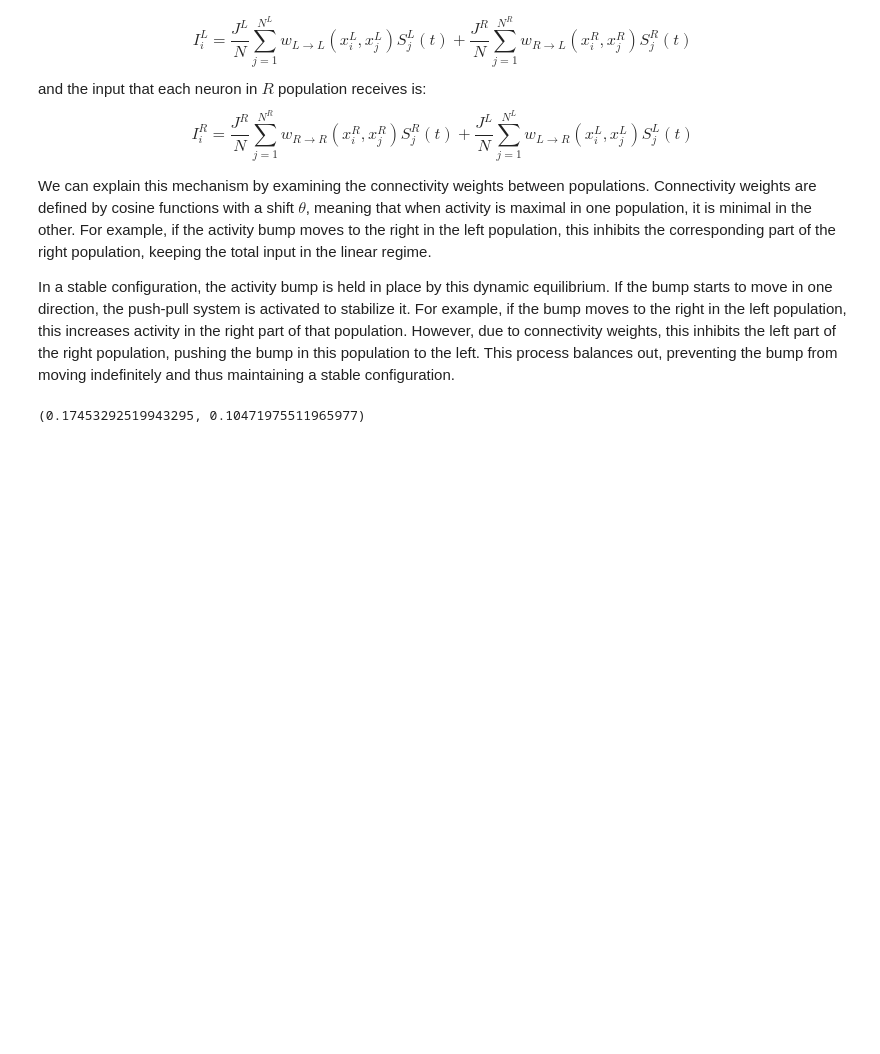
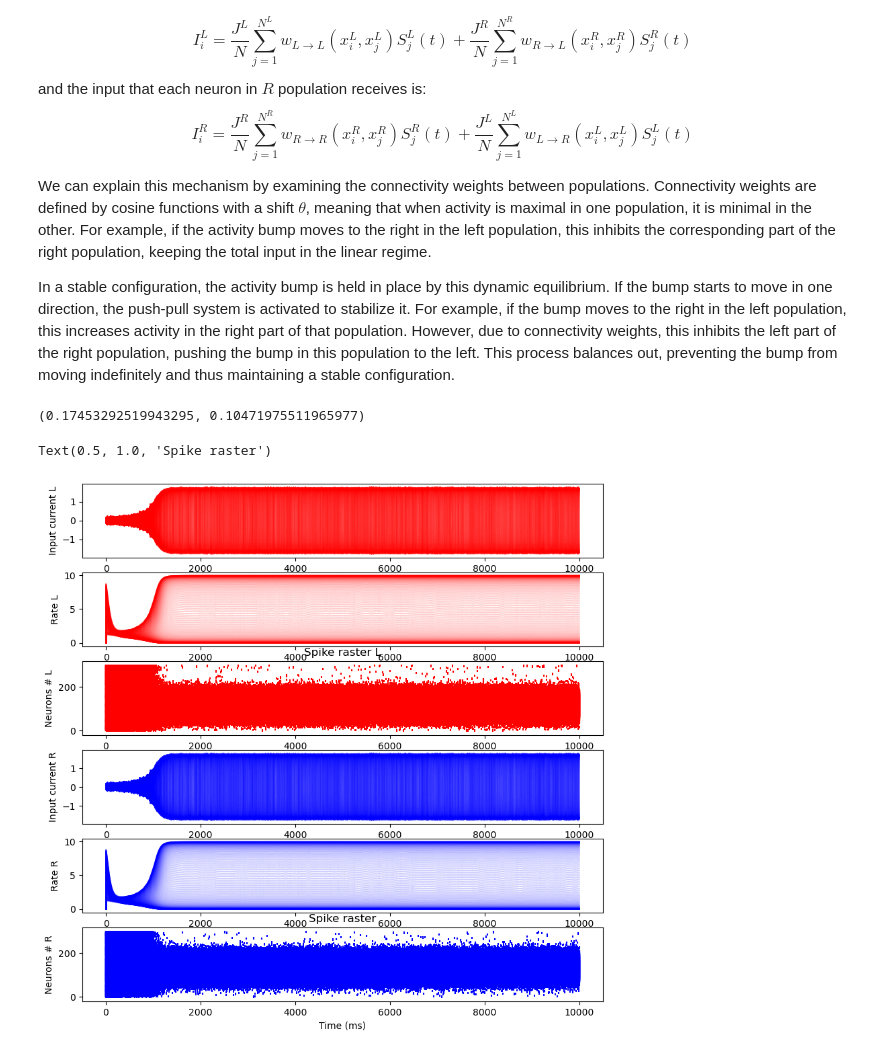
Before and after one commit to nosratullah/path_integration, a Jupyter notebook: attractors.ipynb, the cells around one changed output. Saved outputs shown, nothing was run; the diff lists cells and outputs as text; code cells hidden in the pictures; blank space fills up the shorter version.

```diff
--- a/attractors.ipynb
+++ b/attractors.ipynb
@@ -509,7 +509,8 @@ beta = .5 # mV
 # parameters for the left and right populations
 Xl = np.linspace(0, 2 * np.pi, N)
 Xr = np.linspace(0, 2 * np.pi, N)
-theta = 10 * np.pi / 180
+theta_l = 10 * np.pi / 180
+theta_r = 20 * np.pi / 180
 Il = np.zeros((N, int(T/dt)))
 Ir = np.zeros((N, int(T/dt)))
 hl = np.random.uniform(0, 1, (N, int(T/dt)))
@@ -522,57 +523,59 @@ m_cos_l = 0
 m_cos_r = 0
 m_sin_l = 0
 m_sin_r = 0
-Jl = 5
-Jr = 5
-# spikes = np.random.binomial(1, np.ones(N) * dt, (N, int(T/dt)))
-# h = np.random.normal(0, 1, (N, int(T/dt)))
+Jl = 3
+Jr = 3
+
+# simulation of both populations
 for t in range(1, int(T/dt)):
-    Il[:, t] = Jl * (np.cos(Xl+theta) * m_cos_l + np.sin(Xl+theta) * m_sin_l) #+ 0 * Jr * (np.cos(Xl+theta) * m_cos_r + np.sin(Xl+theta) * m_sin_r)
-    # Ir[:, t] = Jr * (np.cos(Xr-theta) * m_cos_r + np.sin(Xr-theta) * m_sin_r) + 0 * Jl * (np.cos(Xr-theta) * m_cos_l + np.sin(Xr-theta) * m_sin_l)
+    Il[:, t] = Jl * (np.cos(Xl+theta_l) * m_cos_l + np.sin(Xl+theta_l) * m_sin_l) + Jr * (np.cos(Xl+theta_l) * m_cos_r + np.sin(Xl+theta_l) * m_sin_r)
+    Ir[:, t] = Jr * (np.cos(Xr-theta_r) * m_cos_r + np.sin(Xr-theta_r) * m_sin_r) + Jl * (np.cos(Xr-theta_r) * m_cos_l + np.sin(Xr-theta_r) * m_sin_l)
 
     hl[:, t] = hl[:, t-1] + dt * dhdt(hl[:, t-1], Il[:, t-1], tau, R)
-    # hr[:, t] = hr[:, t-1] + dt * dhdt(hr[:, t-1], Ir[:, t-1], tau, R)
+    hr[:, t] = hr[:, t-1] + dt * dhdt(hr[:, t-1], Ir[:, t-1], tau, R)
 
     rate_l[:, t] = r0 * transfer(hl[:, t], alpha, beta)
-    # rate_r[:, t] = r0 * transfer(hr[:, t], alpha, beta)
+    rate_r[:, t] = r0 * transfer(hr[:, t], alpha, beta)
 
     spikes_l[:, t] = np.random.binomial(1, rate_l[:, t] * dt)
-    # spikes_r[:, t] = np.random.binomial(1, rate_r[:, t] * dt)
+    spikes_r[:, t] = np.random.binomial(1, rate_r[:, t] * dt)
 
     m_cos_l = np.mean(np.cos(Xl) * spikes_l[:, t])
-    # m_cos_r = np.mean(np.cos(Xr) * spikes_r[:, t])
+    m_cos_r = np.mean(np.cos(Xr) * spikes_r[:, t])
 
     m_sin_l = np.mean(np.sin(Xl) * spikes_l[:, t])
-    # m_sin_r = np.mean(np.sin(Xr) * spikes_r[:, t])
+    m_sin_r = np.mean(np.sin(Xr) * spikes_r[:, t])
 
 figure = plt.figure(figsize=(10, 10))
 plt.subplot(611)
 plt.plot(Il.T, color = 'red', alpha = .1)
 plt.ylabel('Input current L')
 plt.subplot(612)
 plt.plot(rate_l.T, color = 'red', alpha = .1)
 plt.ylabel('Rate L')
 plt.subplot(613)
 # plotting the spike raster
 for n in range(N):
     spikes_n = np.where(spikes_l[n, :])[0]
     plt.vlines(spikes_n, n-.5e1, n+.5e1, color='red')
 plt.xlabel('Time (ms)')
 plt.ylabel('Neurons # L')
 plt.title('Spike raster L')
 
 plt.subplot(614)
-plt.plot(Il.T, color = 'blue', alpha = .1)
+plt.plot(Ir.T, color = 'blue', alpha = .1)
 plt.ylabel('Input current R')
 plt.subplot(615)
-plt.plot(rate_l.T, color = 'blue', alpha = .1)
+plt.plot(rate_r.T, color = 'blue', alpha = .1)
 plt.ylabel('Rate R')
 plt.subplot(616)
 # plotting the spike raster
 for n in range(N):
-    spikes_n = np.where(spikes_l[n, :])[0]
+    spikes_n = np.where(spikes_r[n, :])[0]
     plt.vlines(spikes_n, n-.5e1, n+.5e1, color='blue')
 plt.xlabel('Time (ms)')
 plt.ylabel('Neurons # R')
 plt.title('Spike raster')
-# plt.tight_layout()
+# %% [output]
+Text(0.5, 1.0, 'Spike raster')
+[figure, added]
```
Also changed, not shown: parts of 1 cell of this notebook.
